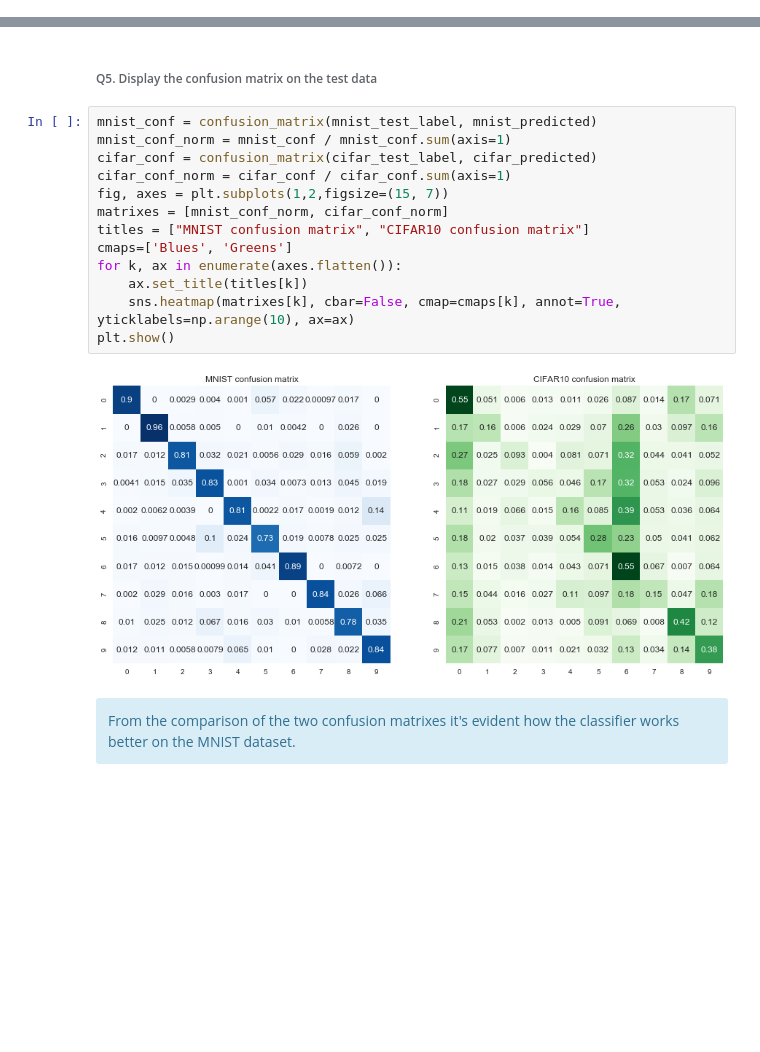
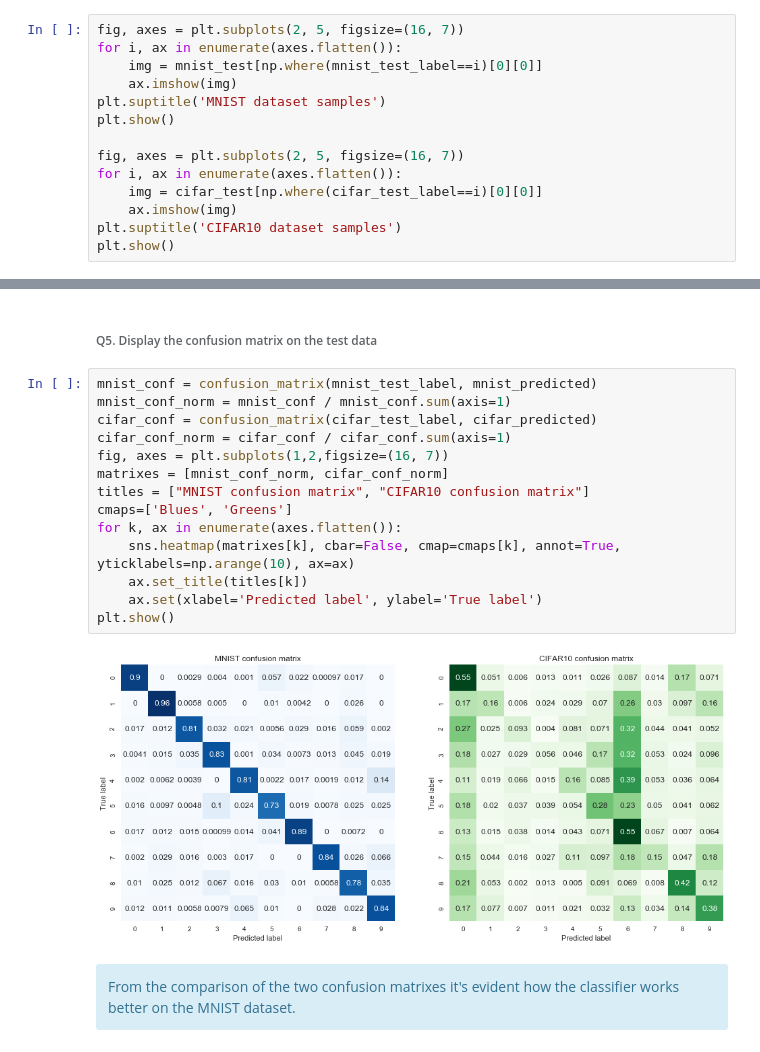
Before and after one commit to alegaballo/ASI, a Jupyter notebook: assesment/assesment.ipynb, the cells around one changed output, grey strips where cells are left out. Cells and saved outputs as stored; diff of their text form; blank space fills up the shorter version.

```diff
--- a/assesment/assesment.ipynb
+++ b/assesment/assesment.ipynb
@@ -22,0 +27,14 @@ from sklearn.metrics import accuracy_score, log_loss, confusion_matrix, mean_squ
+# %%
+fig, axes = plt.subplots(2, 5, figsize=(16, 7))
+for i, ax in enumerate(axes.flatten()):
+    img = mnist_test[np.where(mnist_test_label==i)[0][0]]
+    ax.imshow(img)
+plt.suptitle('MNIST dataset samples')
+plt.show()
+
+fig, axes = plt.subplots(2, 5, figsize=(16, 7))
+for i, ax in enumerate(axes.flatten()):
+    img = cifar_test[np.where(cifar_test_label==i)[0][0]]
+    ax.imshow(img)
+plt.suptitle('CIFAR10 dataset samples')
+plt.show()
@@ -318,18 +339,19 @@ Classification log-likelihood 2.30%
 # %%
 mnist_conf = confusion_matrix(mnist_test_label, mnist_predicted)
 mnist_conf_norm = mnist_conf / mnist_conf.sum(axis=1)
 cifar_conf = confusion_matrix(cifar_test_label, cifar_predicted)
 cifar_conf_norm = cifar_conf / cifar_conf.sum(axis=1)
-fig, axes = plt.subplots(1,2,figsize=(15, 7))
+fig, axes = plt.subplots(1,2,figsize=(16, 7))
 matrixes = [mnist_conf_norm, cifar_conf_norm]
 titles = ["MNIST confusion matrix", "CIFAR10 confusion matrix"]
 cmaps=['Blues', 'Greens']
 for k, ax in enumerate(axes.flatten()):
+    sns.heatmap(matrixes[k], cbar=False, cmap=cmaps[k], annot=True, yticklabels=np.arange(10), ax=ax)
     ax.set_title(titles[k])
-    sns.heatmap(matrixes[k], cbar=False, cmap=cmaps[k], annot=True, yticklabels=np.arange(10), ax=ax)
+    ax.set(xlabel='Predicted label', ylabel='True label')
 plt.show()
 # %% [output]
-[figure, old version]
+[figure, new version]
 # %% [markdown]
 <div class='alert alert-info'>
 From the comparison of the two confusion matrixes it's evident how the classifier works better on the MNIST dataset.
```
Also changed, not shown: parts of 18 cells of this notebook.
